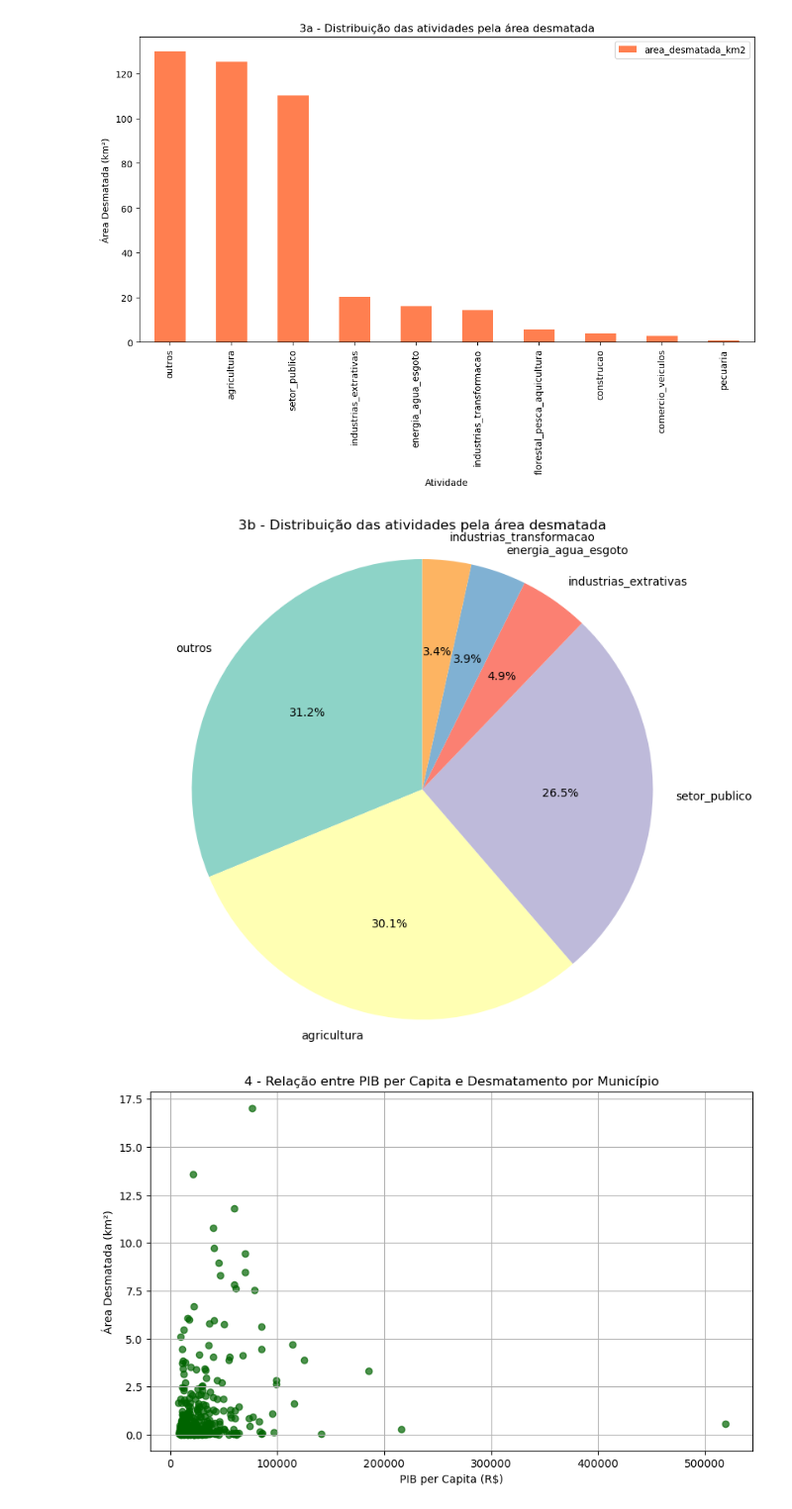
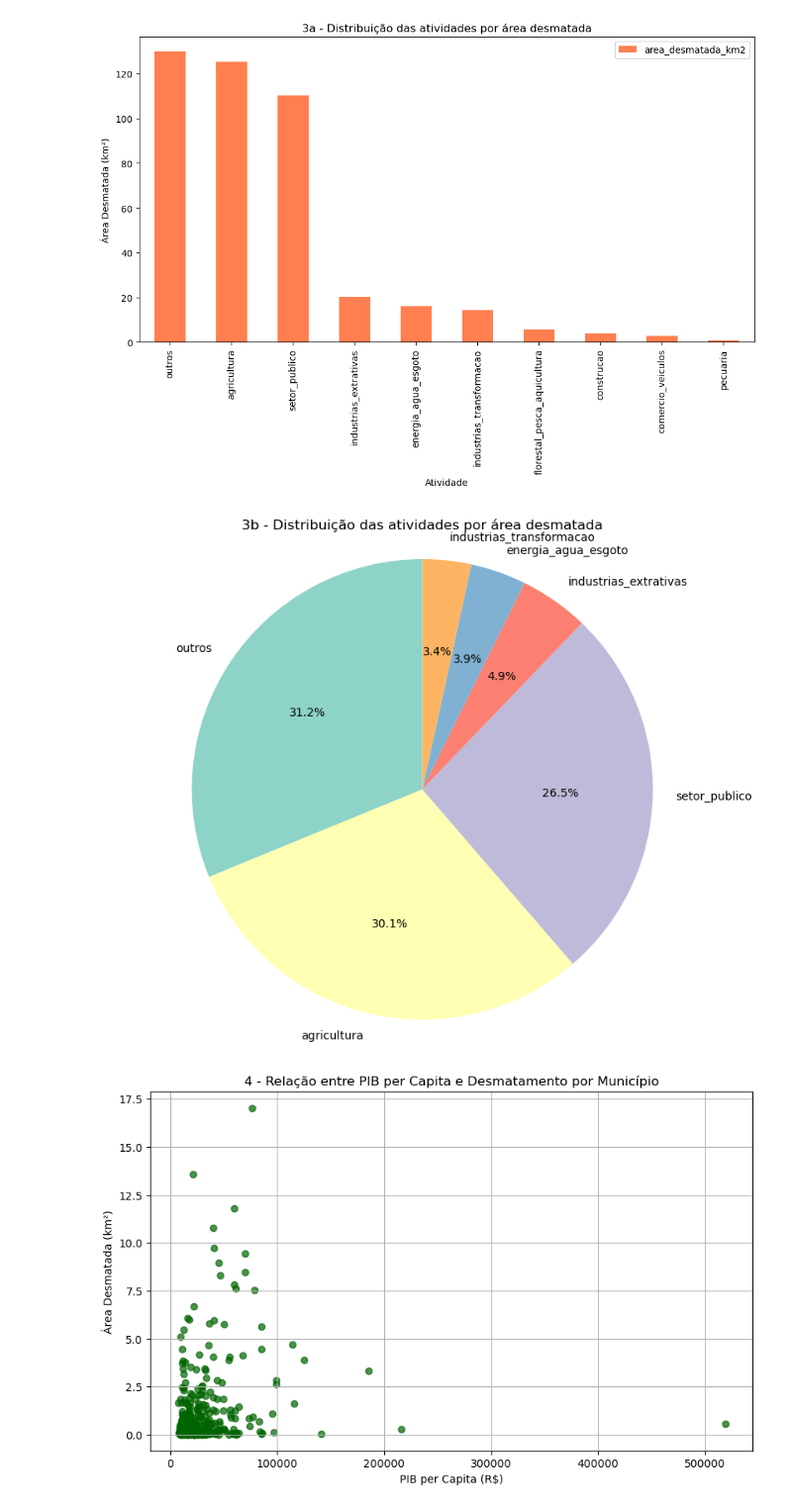
Before and after one commit to sophia-helena-paula/data-scientist-test-01-geo, a Jupyter notebook: 03_visualizacao.ipynb, the cells around one changed output. Shown at 99% size. Cells and saved outputs as stored; diff of their text form; code cells hidden in the pictures.

Commit message:
refactor: visualizations 3a and 3b

```diff
--- a/03_visualizacao.ipynb
+++ b/03_visualizacao.ipynb
@@ -72,14 +72,14 @@ plt.show()
 # %%
 #Agora o mesmo plot anterior, porém dessa vez com uma visão mais voltada a distribuição
 data_plot = area_por_atividade.head(6)
 fig, ax = plt.subplots(figsize=(10, 8))
 ax.pie(data_plot['area_desmatada_km2'], labels=data_plot['atividade_principal'], autopct='%1.1f%%', startangle=90, colors=plt.cm.Set3.colors)
 ax.axis('equal')  # Assegura que o gráfico de pizza seja desenhado como um círculo.
 
-title = plt.title('3b - Distribuição das atividades pela área desmatada')
+title = plt.title('3b - Distribuição das atividades por área desmatada')
 plt.show()
 # %% [output]
-[figure, old version]
+[figure, new version]
 # %%
 #PIB per capita por desmatamento
 plt.figure(figsize=(10, 6))
```
Also changed, not shown: parts of 1 cell of this notebook.
